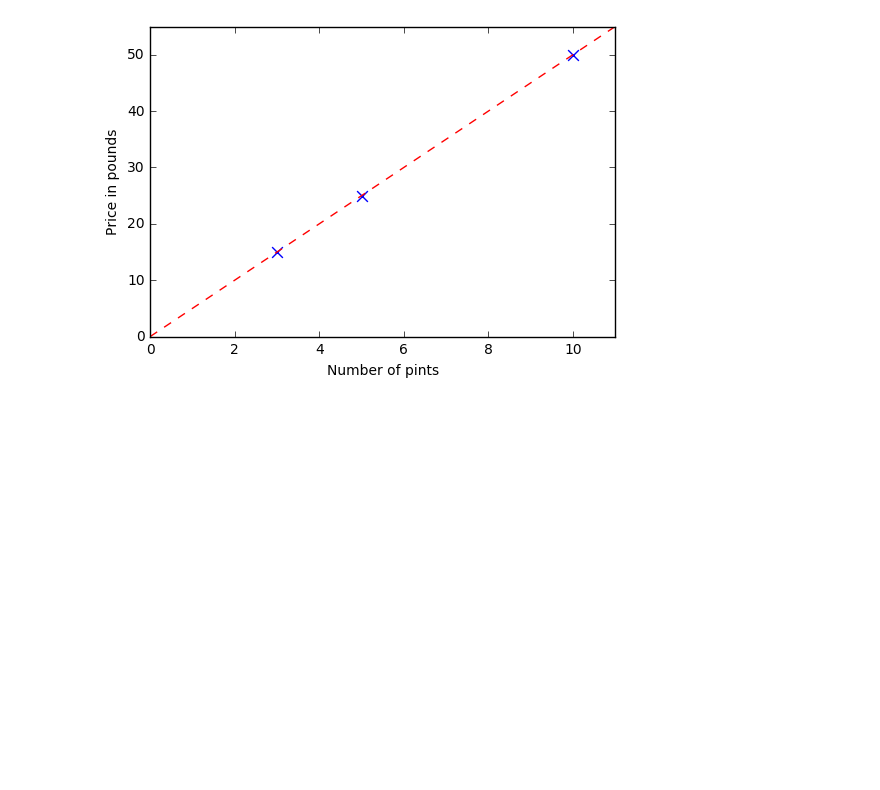
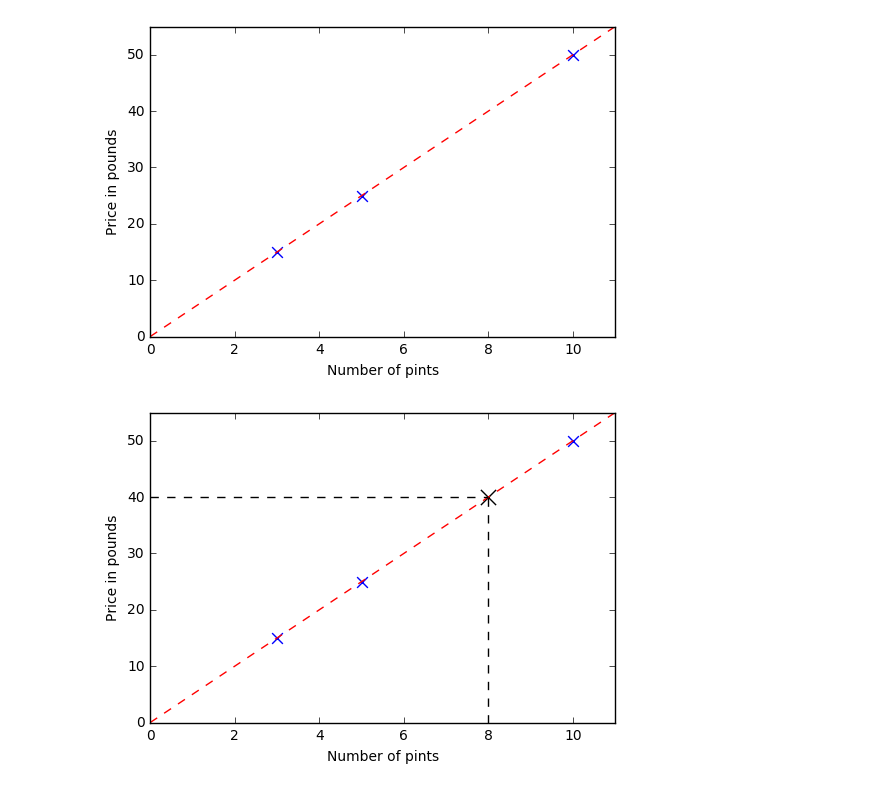
Before and after one commit to GregVial/gregvial.github.io, a Jupyter notebook: _posts/Untitled.ipynb, the cells around one changed output. Drawn from its saved outputs; the diff is of its cells as text; code cells hidden in the pictures; blank space fills up the shorter version.

```diff
--- a/_posts/Untitled.ipynb
+++ b/_posts/Untitled.ipynb
@@ -34,3 +34,16 @@ plt.ylabel("Price in pounds")
 plt.show()
 # %% [output]
 [figure]
+# %%
+plt.scatter(df.nb,df.price,marker="x",color="blue",s=60)
+plt.plot([0,11],[0,55],'k--',color="red")
+plt.plot([8,8],[0,40],'k--',color="black")
+plt.plot([0,8],[40,40],'k--',color="black")
+plt.scatter(8,40,marker="x",color="black",s=120)
+plt.xlim((0,11))
+plt.ylim((0,55))
+plt.xlabel("Number of pints")
+plt.ylabel("Price in pounds")
+plt.show()
+# %% [output]
+[figure, added]
```
Also changed, not shown: 26 other files.
